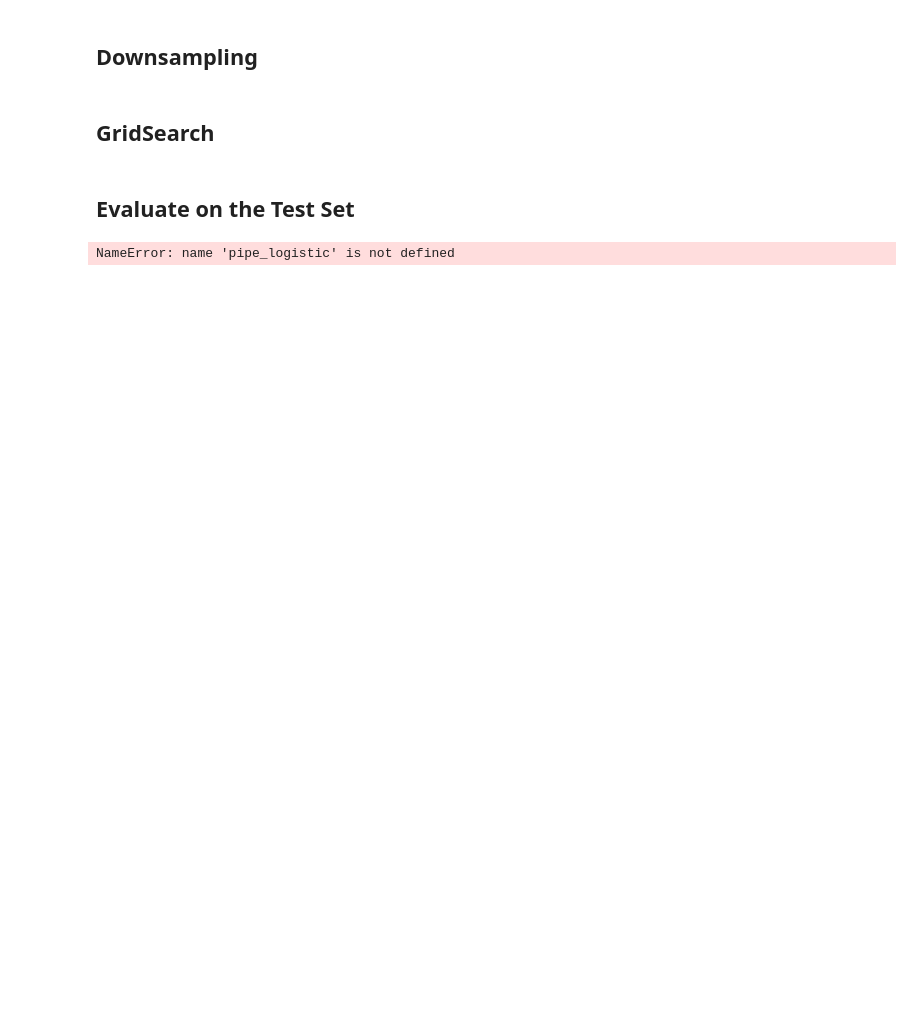
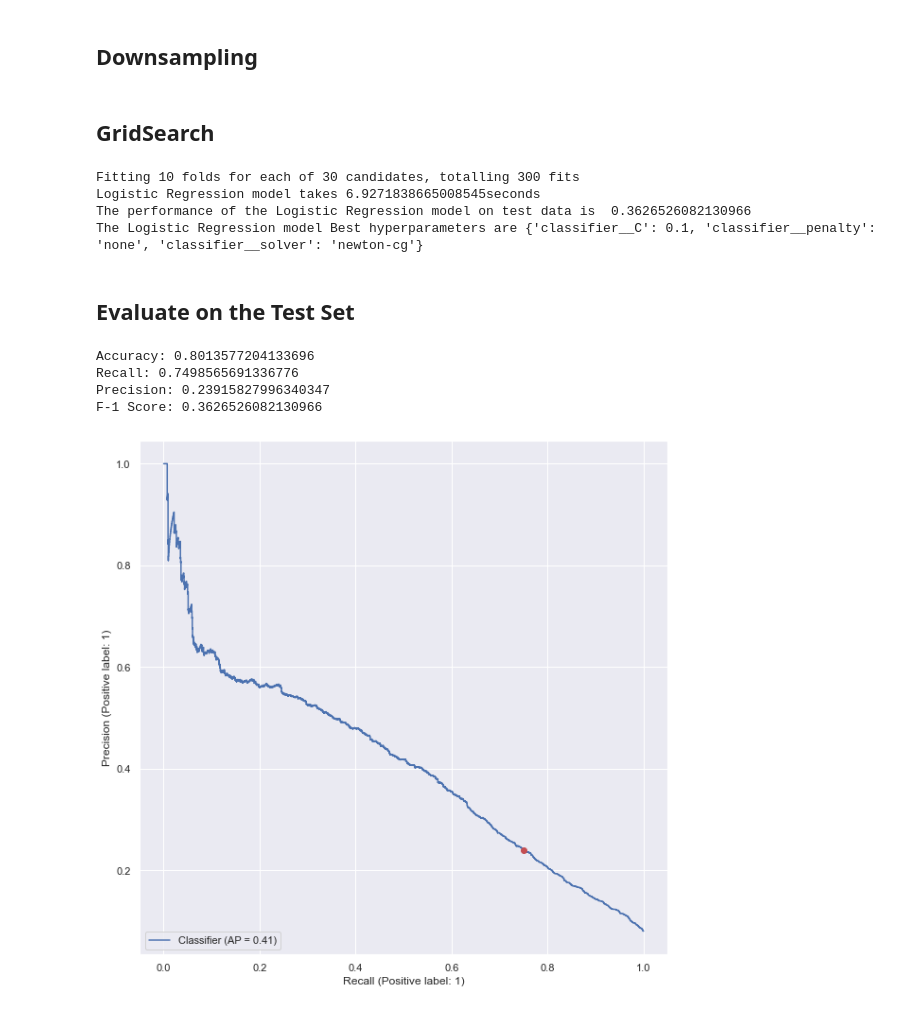
Before and after one commit to lukaswangbk/Delivery-Delay-Prediction, a Jupyter notebook: Notebook/3_2_LogisticRegression.ipynb, the cells around one changed output. Drawn from its saved outputs; the diff is of its cells as text; code cells hidden in the pictures; blank space fills up the shorter version.

```diff
--- a/Notebook/3_2_LogisticRegression.ipynb
+++ b/Notebook/3_2_LogisticRegression.ipynb
@@ -109,30 +121,37 @@ X_dev_us, y_dev_us = rus.fit_resample(X_dev, y_dev)
 # %% [markdown]
 ## GridSearch
 # %%
-penalty = ['l2', 'none']
-C = [np.logspace(-4, 4, 20)]
-solver = ['newton-cg', 'lbfgs', 'sag', 'saga']
+penalty = ['l2', 'none', 'elasticnet']
+C = np.logspace(-1, 1, 5)
+solver = ['newton-cg', 'sag']
 start3 = time()
 
-parameter_grid = {'classifier__penalty' :penalty,
+parameter_grid = {'classifier__penalty': penalty,
                   'classifier__C': C,
                   'classifier__solver':solver}
 
-pipe_logistic_tune = Pipeline([('classifier', LogisticRegression(random_state=random_state))])
+pipe_logistic_tune = Pipeline([('classifier', LogisticRegression(random_state=random_state, class_weight='balanced'))])
+# logisticRegClf = LogisticRegression(random_state=random_state, class_weight='balanced')
 
 pipe_logistic_rus = make_pipeline(GridSearchCV(pipe_logistic_tune,
                                       param_grid=parameter_grid,
                                       return_train_score=True,
-                                      cv=StratifiedKFold(n_splits=10,shuffle=False),
+                                      cv=StratifiedKFold(n_splits=10, shuffle=False),
                                       n_jobs=-1,
                                       scoring=['recall','f1'],
-                                      refit='f1'))
+                                      refit='f1',
+                                      verbose = 5))
 pipe_logistic_rus.fit(X_dev_us, np.ravel(y_dev_us))
 end3 = time()
 print("Logistic Regression model takes " + str(end3-start3) + "seconds")
 print("The performance of the Logistic Regression model on test data is ", pipe_logistic_rus.score(X_test, y_test))
-grid_search_logistic = pipe_logistic_rus.named_steps["gridsearchcv"]
+grid_search_logistic = pipe_logistic.named_steps["gridsearchcv"]
 print("The Logistic Regression model Best hyperparameters are {}".format(grid_search_logistic.best_params_))
+# %% [output]
+Fitting 10 folds for each of 30 candidates, totalling 300 fits
+Logistic Regression model takes 6.9271838665008545seconds
+The performance of the Logistic Regression model on test data is  0.3626526082130966
+The Logistic Regression model Best hyperparameters are {'classifier__C': 0.1, 'classifier__penalty': 'none', 'classifier__solver': 'newton-cg'}
 # %% [markdown]
 ## Evaluate on the Test Set
 # %%
@@ -145,11 +164,16 @@ print('F-1 Score: {}'.format(f1_score(y_test, logistic_prediction)))
 
 recall, precision = recall_score(y_test, logistic_prediction), precision_score(y_test, logistic_prediction)
 # %% [output]
-NameError: name 'pipe_logistic' is not defined
+Accuracy: 0.8013577204133696
+Recall: 0.7498565691336776
+Precision: 0.23915827996340347
+F-1 Score: 0.3626526082130966
 # %%
-probs = pipe_logistic.predict_proba(X_test)[:,1]
+probs = pipe_logistic_rus.predict_proba(X_test)[:,1]
 PrecisionRecallDisplay.from_predictions(y_test, probs)
 plt.plot(recall,precision,'ro');
+# %% [output]
+[figure, added]
 # %%
 fpr, tpr, thresholds = roc_curve(y_test, probs, pos_label = 1)
 disp = RocCurveDisplay(fpr = fpr, tpr = tpr)
```
Also changed, not shown: parts of 8 cells of this notebook, 7 other files.
